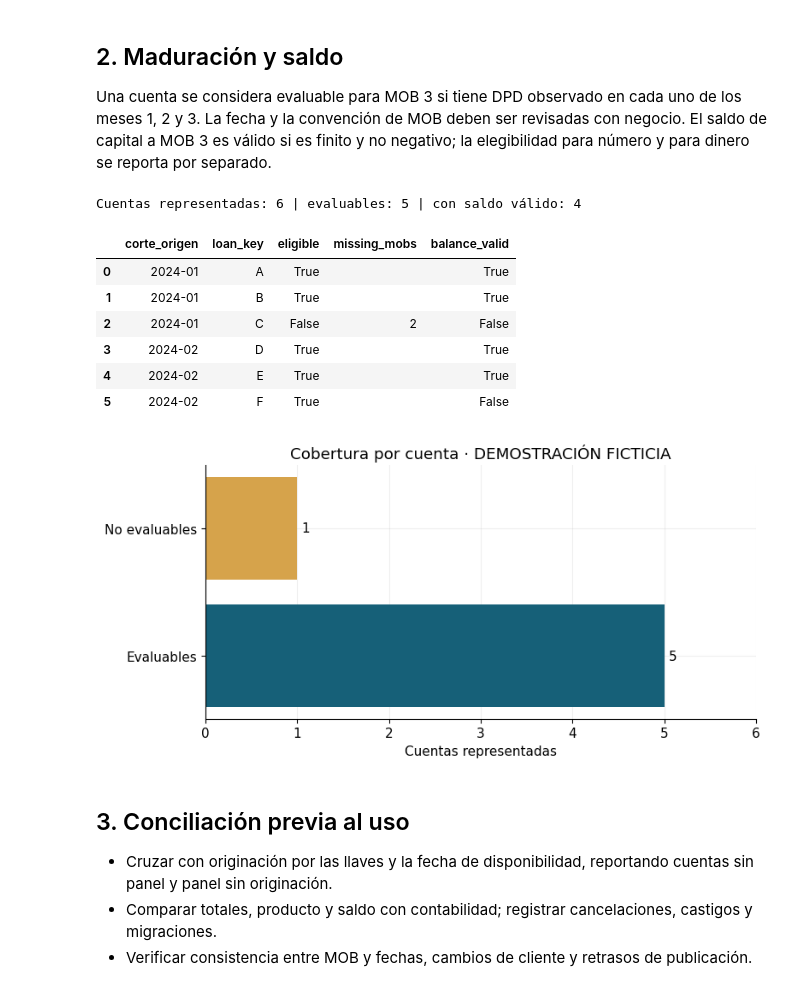
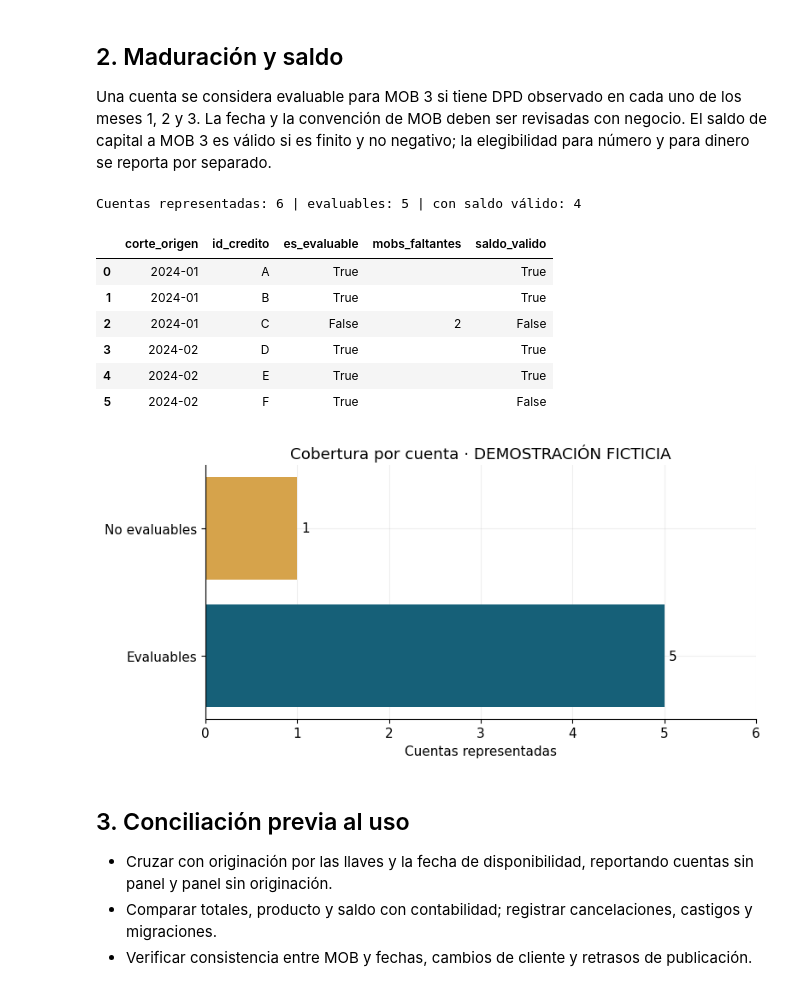
Before and after one commit to Jose85100/Portafolio, a Jupyter notebook: 03-financial-risk/01-credit-risk/credit-vintage-snapshot-lab/01_calidad_y_modelo_datos.ipynb, the cells around one changed output. Saved outputs shown, nothing was run; the diff lists cells and outputs as text; code cells hidden in the pictures.

```diff
--- a/03-financial-risk/01-credit-risk/credit-vintage-snapshot-lab/01_calidad_y_modelo_datos.ipynb
+++ b/03-financial-risk/01-credit-risk/credit-vintage-snapshot-lab/01_calidad_y_modelo_datos.ipynb
@@ -35,7 +35,7 @@ MODO: DEMOSTRACION — datos ficticios, no cartera real
 
 La tabla muestra cobertura de columnas y duplicados antes de activar el cálculo. `prepare_panel` falla ante errores de llaves o valores imposibles en lugar de corregirlos sin aviso.
 # %%
-required=['corte_origen','loan_key','merchant_key','client_id','mob','dpd','saldo_capital_cop']
+required=['corte_origen','id_credito','id_comercio','id_cliente','mob','dias_mora','saldo_capital_cop']
 missing_columns=[c for c in required if c not in panel.columns]
 print('Filas:',len(panel),'| columnas requeridas ausentes:',missing_columns)
 if not missing_columns and not panel.empty:
@@ -62,16 +62,16 @@ Una cuenta se considera evaluable para MOB 3 si tiene DPD observado en cada uno
 # %%
 accounts,clients=build_vintage(clean,3)
 if not accounts.empty:
-    print('Cuentas representadas:',len(accounts),'| evaluables:',int(accounts.eligible.sum()),'| con saldo válido:',int(accounts.balance_valid.sum()))
-    display(accounts[['corte_origen','loan_key','eligible','missing_mobs','balance_valid']])
-    status=pd.Series({'Evaluables':int(accounts.eligible.sum()),'No evaluables':int((~accounts.eligible).sum())})
+    print('Cuentas representadas:',len(accounts),'| evaluables:',int(accounts.es_evaluable.sum()),'| con saldo válido:',int(accounts.saldo_valido.sum()))
+    display(accounts[['corte_origen','id_credito','es_evaluable','mobs_faltantes','saldo_valido']])
+    status=pd.Series({'Evaluables':int(accounts.es_evaluable.sum()),'No evaluables':int((~accounts.es_evaluable).sum())})
     fig,ax=plt.subplots(figsize=(8,4));ax.barh(status.index,status.values,color=['#166078','#d6a34b']);ax.set(xlabel='Cuentas representadas',title='Cobertura por cuenta · DEMOSTRACIÓN FICTICIA' if MODO=='demostracion' else 'Cobertura por cuenta');ax.set_xlim(0,max(status.max()*1.2,1));
     for i,v in enumerate(status.values): ax.text(v+0.05,i,str(v),va='center')
     plt.tight_layout();plt.show()
 else: print('Sin cuentas: cargar el panel para ver resultados.')
 # %% [output]
 Cuentas representadas: 6 | evaluables: 5 | con saldo válido: 4
-|  | corte_origen | loan_key | eligible | missing_mobs | balance_valid |
+|  | corte_origen | id_credito | es_evaluable | mobs_faltantes | saldo_valido |
 | 0 | 2024-01 | A | True |  | True |
 | 1 | 2024-01 | B | True |  | True |
 | 2 | 2024-01 | C | False | 2 | False |
```
Also changed, not shown: parts of 3 cells of this notebook, 22 other files.
